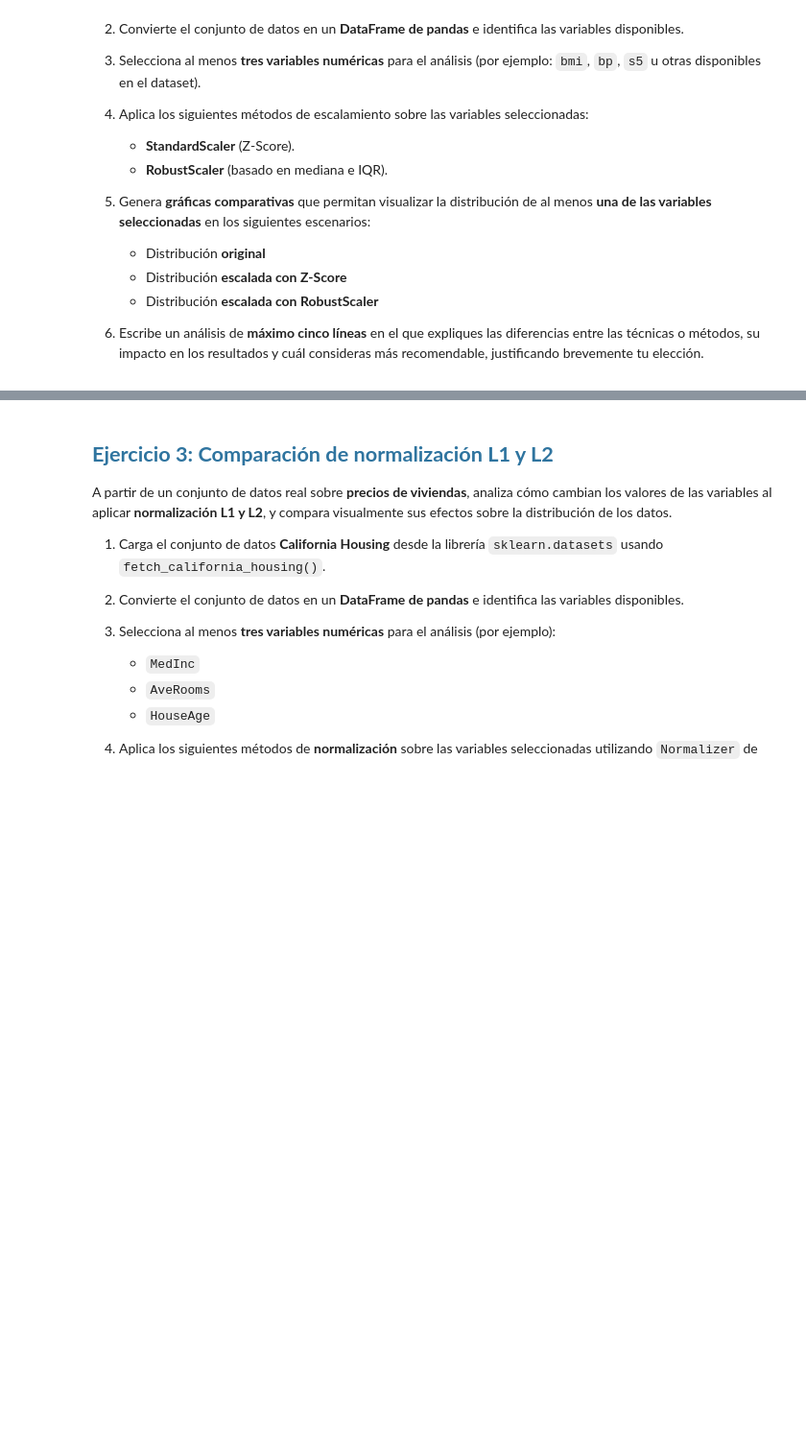
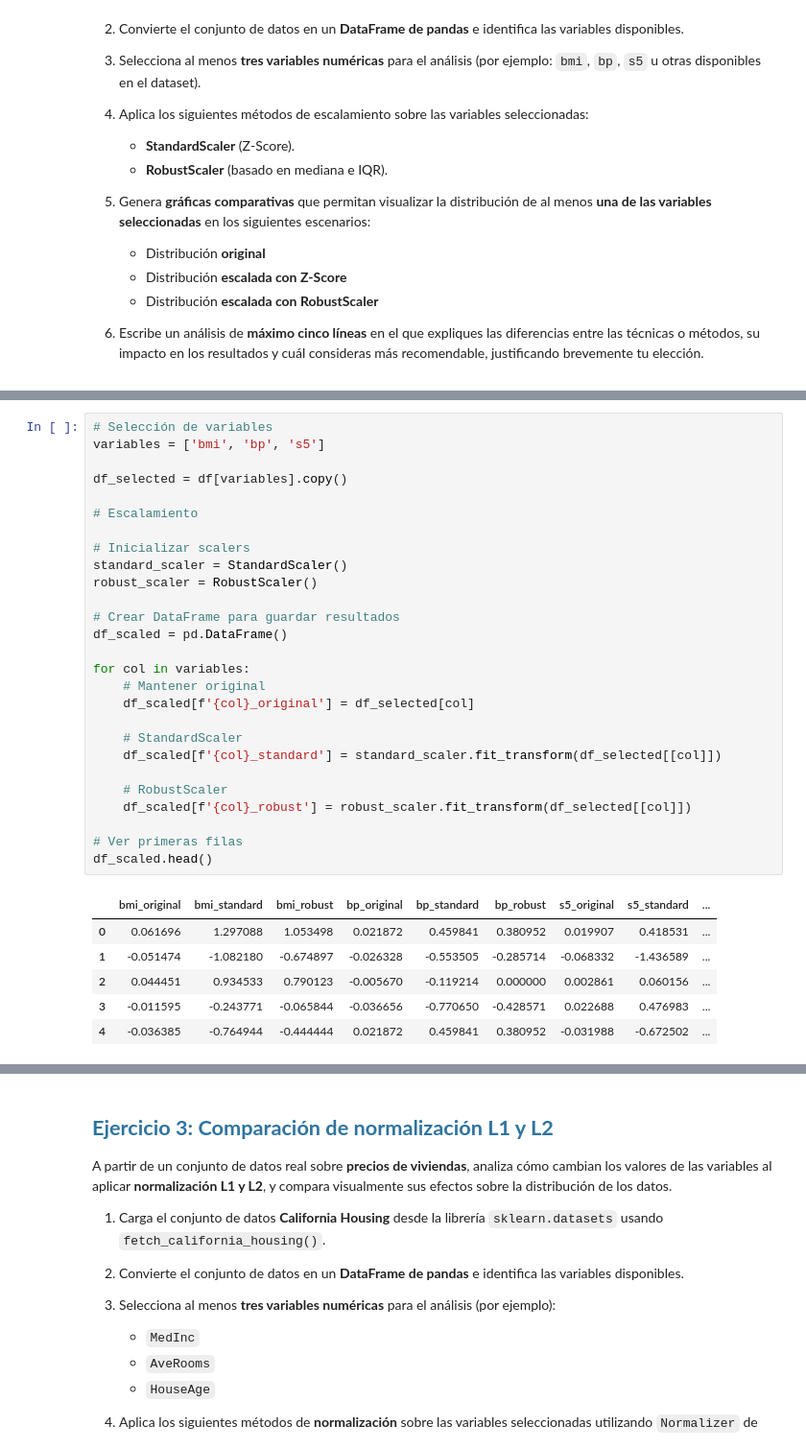
Before and after one commit to JulianCarvajal/BeatAnalytics, a Jupyter notebook: sesiones_practicas/sp_3_natalia_bernal_julian_carvajal.ipynb, the cells around one changed output, grey strips where cells are left out. Shown at 96% size. Drawn from its saved outputs; the diff is of its cells as text; blank space fills up the shorter version.

```diff
--- a/sesiones_practicas/sp_3_natalia_bernal_julian_carvajal.ipynb
+++ b/sesiones_practicas/sp_3_natalia_bernal_julian_carvajal.ipynb
@@ -193,0 +216,34 @@ A partir de un conjunto de datos real sobre **diabetes**, analiza cómo cambia l
+# %%
+# Selección de variables
+variables = ['bmi', 'bp', 's5']
+
+df_selected = df[variables].copy()
+
+# Escalamiento
+
+# Inicializar scalers
+standard_scaler = StandardScaler()
+robust_scaler = RobustScaler()
+
+# Crear DataFrame para guardar resultados
+df_scaled = pd.DataFrame()
+
+for col in variables:
+    # Mantener original
+    df_scaled[f'{col}_original'] = df_selected[col]
+
+    # StandardScaler
+    df_scaled[f'{col}_standard'] = standard_scaler.fit_transform(df_selected[[col]])
+
+    # RobustScaler
+    df_scaled[f'{col}_robust'] = robust_scaler.fit_transform(df_selected[[col]])
+
+# Ver primeras filas
+df_scaled.head()
+# %% [output]
+|  | bmi_original | bmi_standard | bmi_robust | bp_original | bp_standard | bp_robust | s5_original | s5_standard | ... |
+| 0 | 0.061696 | 1.297088 | 1.053498 | 0.021872 | 0.459841 | 0.380952 | 0.019907 | 0.418531 | ... |
+| 1 | -0.051474 | -1.082180 | -0.674897 | -0.026328 | -0.553505 | -0.285714 | -0.068332 | -1.436589 | ... |
+| 2 | 0.044451 | 0.934533 | 0.790123 | -0.005670 | -0.119214 | 0.000000 | 0.002861 | 0.060156 | ... |
+| 3 | -0.011595 | -0.243771 | -0.065844 | -0.036656 | -0.770650 | -0.428571 | 0.022688 | 0.476983 | ... |
+| 4 | -0.036385 | -0.764944 | -0.444444 | 0.021872 | 0.459841 | 0.380952 | -0.031988 | -0.672502 | ... |
```
Also changed, not shown: parts of 6 cells of this notebook.
